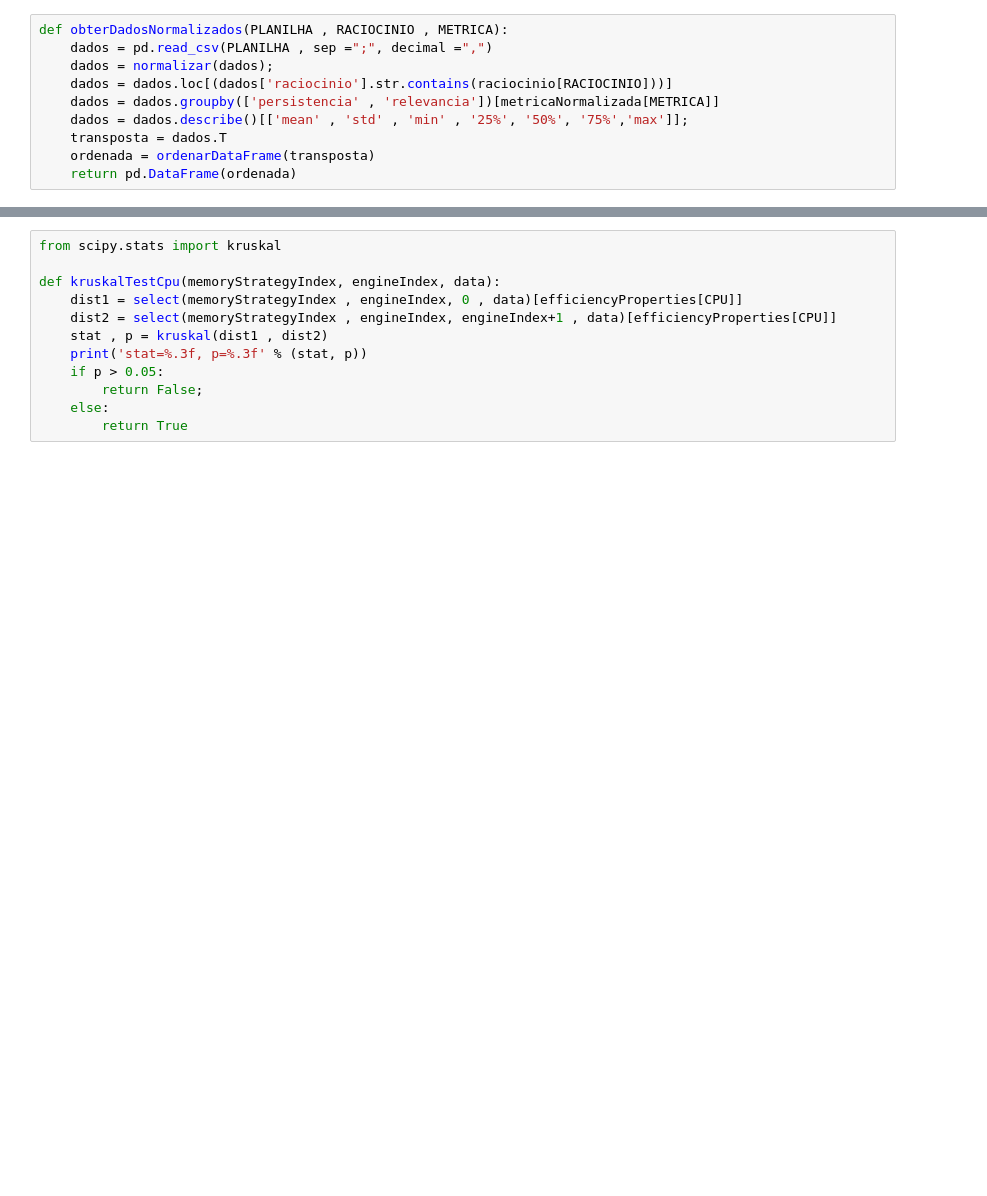
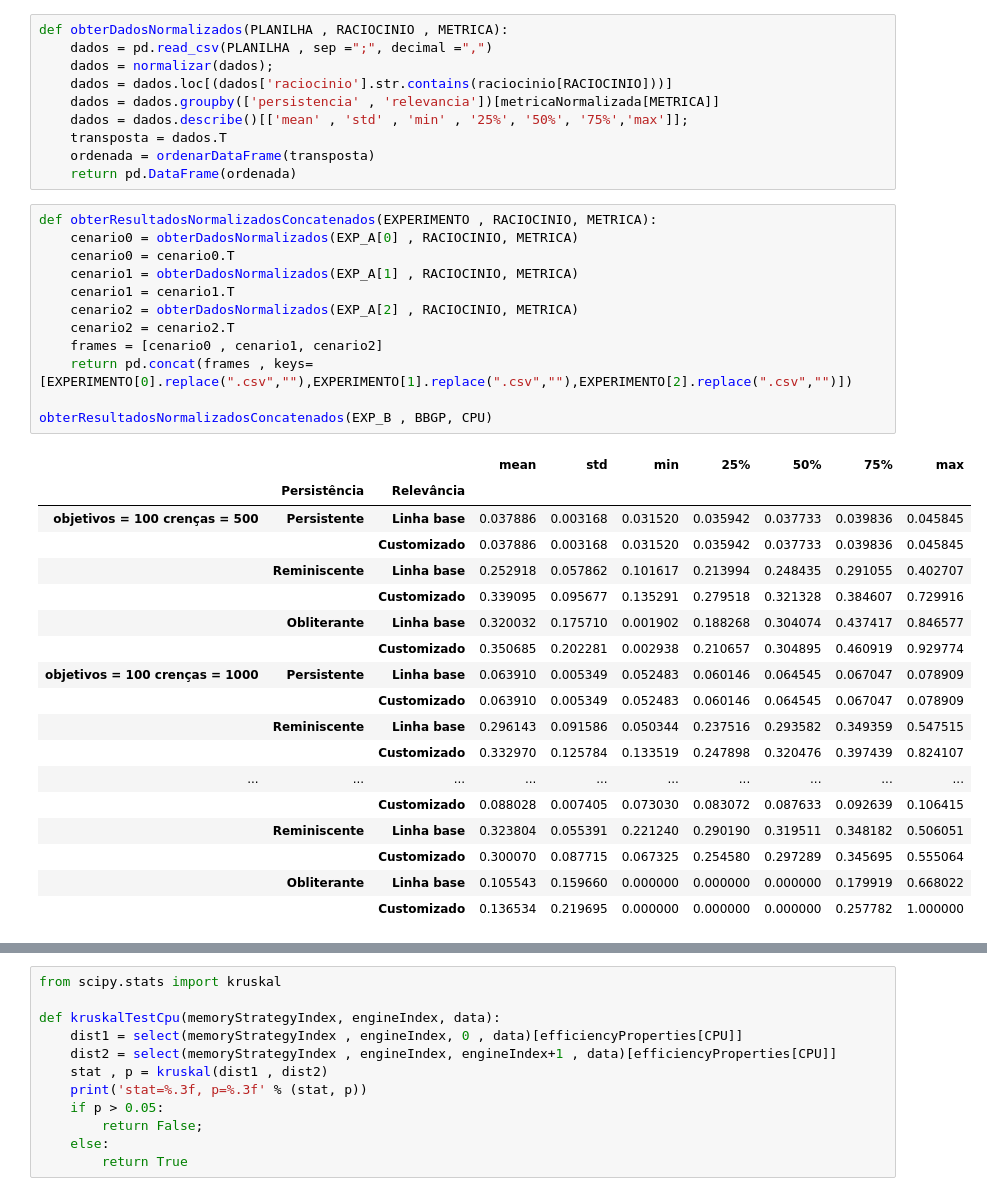
Before and after one commit to felipeluizbill/data-oriented-belief-revision, a Jupyter notebook: notebook.ipynb, the cells around one changed output, grey strips where cells are left out. Cells and saved outputs as stored; diff of their text form; blank space fills up the shorter version.

```diff
--- a/notebook.ipynb
+++ b/notebook.ipynb
@@ -46,4 +46,35 @@ def obterDadosNormalizados(PLANILHA , RACIOCINIO , METRICA):
     transposta = dados.T
     ordenada = ordenarDataFrame(transposta)
     return pd.DataFrame(ordenada)
+# %%
+def obterResultadosNormalizadosConcatenados(EXPERIMENTO , RACIOCINIO, METRICA):
+    cenario0 = obterDadosNormalizados(EXP_A[0] , RACIOCINIO, METRICA)
+    cenario0 = cenario0.T
+    cenario1 = obterDadosNormalizados(EXP_A[1] , RACIOCINIO, METRICA)
+    cenario1 = cenario1.T
+    cenario2 = obterDadosNormalizados(EXP_A[2] , RACIOCINIO, METRICA)
+    cenario2 = cenario2.T
+    frames = [cenario0 , cenario1, cenario2]
+    return pd.concat(frames , keys=[EXPERIMENTO[0].replace(".csv",""),EXPERIMENTO[1].replace(".csv",""),EXPERIMENTO[2].replace(".csv","")])
+
+obterResultadosNormalizadosConcatenados(EXP_B , BBGP, CPU)
+# %% [output]
+|  |  |  | mean | std | min | 25% | 50% | 75% | max |
+|  | Persistência | Relevância |  |  |  |  |  |  |  |
+| objetivos = 100 crenças = 500 | Persistente | Linha base | 0.037886 | 0.003168 | 0.031520 | 0.035942 | 0.037733 | 0.039836 | 0.045845 |
+|  |  | Customizado | 0.037886 | 0.003168 | 0.031520 | 0.035942 | 0.037733 | 0.039836 | 0.045845 |
+|  | Reminiscente | Linha base | 0.252918 | 0.057862 | 0.101617 | 0.213994 | 0.248435 | 0.291055 | 0.402707 |
+|  |  | Customizado | 0.339095 | 0.095677 | 0.135291 | 0.279518 | 0.321328 | 0.384607 | 0.729916 |
+|  | Obliterante | Linha base | 0.320032 | 0.175710 | 0.001902 | 0.188268 | 0.304074 | 0.437417 | 0.846577 |
+|  |  | Customizado | 0.350685 | 0.202281 | 0.002938 | 0.210657 | 0.304895 | 0.460919 | 0.929774 |
+| objetivos = 100 crenças = 1000 | Persistente | Linha base | 0.063910 | 0.005349 | 0.052483 | 0.060146 | 0.064545 | 0.067047 | 0.078909 |
+|  |  | Customizado | 0.063910 | 0.005349 | 0.052483 | 0.060146 | 0.064545 | 0.067047 | 0.078909 |
+|  | Reminiscente | Linha base | 0.296143 | 0.091586 | 0.050344 | 0.237516 | 0.293582 | 0.349359 | 0.547515 |
+|  |  | Customizado | 0.332970 | 0.125784 | 0.133519 | 0.247898 | 0.320476 | 0.397439 | 0.824107 |
+| ... | ... | ... | ... | ... | ... | ... | ... | ... | ... |
+|  |  | Customizado | 0.088028 | 0.007405 | 0.073030 | 0.083072 | 0.087633 | 0.092639 | 0.106415 |
+|  | Reminiscente | Linha base | 0.323804 | 0.055391 | 0.221240 | 0.290190 | 0.319511 | 0.348182 | 0.506051 |
+|  |  | Customizado | 0.300070 | 0.087715 | 0.067325 | 0.254580 | 0.297289 | 0.345695 | 0.555064 |
+|  | Obliterante | Linha base | 0.105543 | 0.159660 | 0.000000 | 0.000000 | 0.000000 | 0.179919 | 0.668022 |
+|  |  | Customizado | 0.136534 | 0.219695 | 0.000000 | 0.000000 | 0.000000 | 0.257782 | 1.000000 |
 # %%
```
Also changed, not shown: parts of 8 cells of this notebook, 22 other files.
